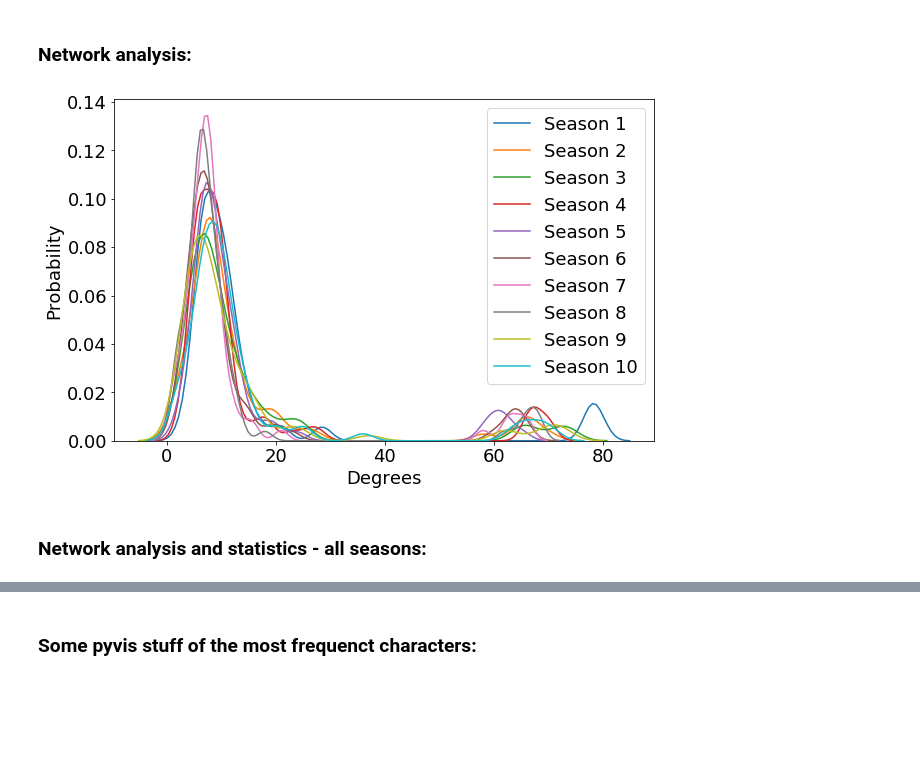
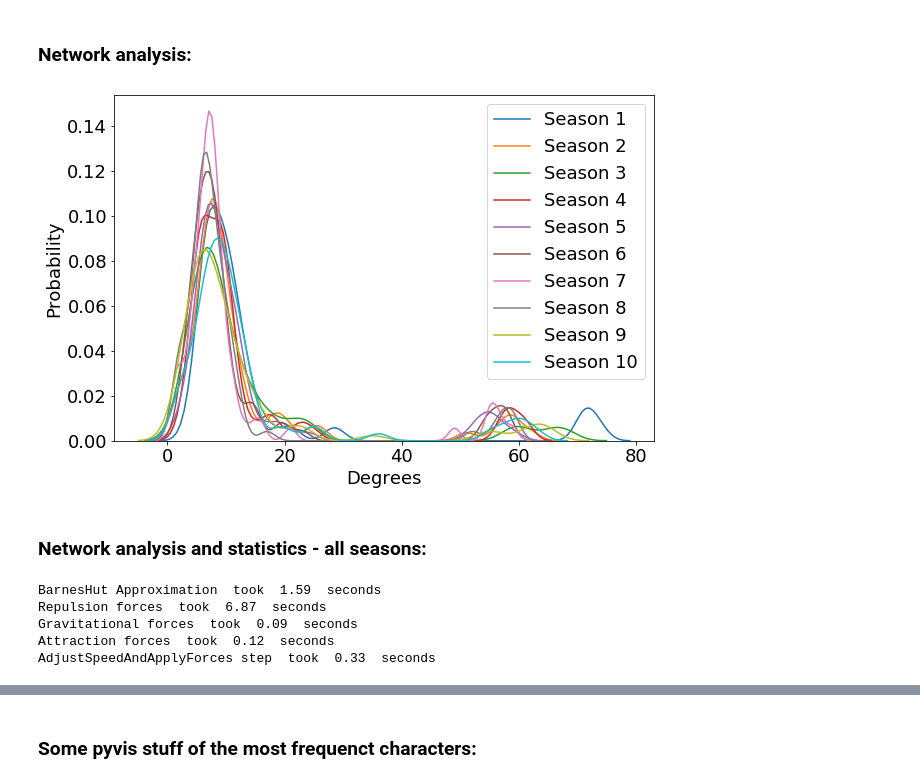
Before and after one commit to LunaHub/Friends_social_data_analysis_2019, a Jupyter notebook: Jupyter_notebook/Network_analysis.ipynb, the cells around one changed output, grey strips where cells are left out. Drawn from its saved outputs; the diff is of its cells as text; code cells hidden in the pictures; blank space fills up the shorter version.

```diff
--- a/Jupyter_notebook/Network_analysis.ipynb
+++ b/Jupyter_notebook/Network_analysis.ipynb
@@ -41,7 +41,7 @@ seasons.append(l[204:227])
 seasons.append(l[0:9]+l[10:18])
 # %%
 ali = ['mon','mnca', 'chanlers', 'chan', 'joe', 'rach', 'phoebs','pheebs']
-name = ['monica','monica','chanler','chanlder','joey','rachel','phoebe','phoebe']
+name = ['monica','monica','chandler','chandler','joey','rachel','phoebe','phoebe']
 alias_dict = dict(zip(ali,name))
 # %% [markdown]
 ### Network analysis:
@@ -63,6 +63,13 @@ forceatlas2 = ForceAtlas2(
 
                         # Log
                         verbose=False)
+# %%
+# Possible egdes between main characters:
+main_links = []
+char = ['monica','chandler','ross','rachel','phoebe','joey']
+for c1 in char:
+    for c2 in char:
+        if c1!=c2: main_links.append((c1,c2))
 # %%
 Nodes = {}
 N_edges = {}
@@ -96,18 +103,19 @@ for s in list(range(1,len(seasons))) + [0]: #Loop end with network "0", ie. all
 
                 if node1 in all_Names:
                     #add edges:
-                    if G.has_edge(node1, node2):
-                        w = G[node1][node2]['weight']
-                        G.add_edge(node1, node2, weight = w + 1)
-                    else:
-                        G.add_edge(node1, node2, weight = 1)
+                    if (node1, node2) not in main_links:
+                        if G.has_edge(node1, node2):
+                            w = G[node1][node2]['weight']
+                            G.add_edge(node1, node2, weight = w + 1)
+                        else:
+                            G.add_edge(node1, node2, weight = 1)
         G.remove_edges_from(G.selfloop_edges())
 
     Nodes[s] = list(G.nodes())
     N_nodes[s] = G.number_of_nodes()
     N_edges[s] = G.number_of_edges()
     N_degrees[s] = list(G.degree(['rachel','ross','chandler','monica','joey','phoebe']))
-    N_bi_char[s] = sorted(list(G.degree()), key = lambda x: x[1], reverse = True)[6:9]
+    N_bi_char[s] = sorted(list(G.degree()), key = lambda x: x[1], reverse = True)[6:16]
 
     if plot and s>0:
         positions = forceatlas2.forceatlas2_networkx_layout(G, pos=None, iterations=2000)
@@ -119,53 +127,59 @@ for s in list(range(1,len(seasons))) + [0]: #Loop end with network "0", ie. all
         D = [list(G.degree)[i][1] for i in range(len(G))]
         node_size = [i/(1/max(D)) for i in D]
 
         W = list(nx.get_edge_attributes(G,'weight').values())
         edge_size = [i*(15/max(W))+0.5 for i in W]
 
         labels = dict(zip(list(G.nodes()),list(G.nodes())))
 
         plt.figure(figsize=[15,10])
 
         nx.draw_networkx_nodes(G, positions, node_color = list(colors.values()), node_size=node_size, with_labels=True, alpha=0.7)
         edges = nx.draw_networkx_edges(G, positions, width = edge_size, edge_color='black', alpha=.7)
         nx.draw_networkx_labels(G, positions, labels ,font_size=20)
 
         plt.title('Season '+str(s), fontsize = 32)
         plt.axis('off')
         plt.tight_layout()
 
         plt.savefig('../figures/S'+str(s)+'network.png')
     elif s>0:
         plt.rcParams.update({'font.size': 18})
         sns.kdeplot(list(dict(G.degree()).values()), label = 'Season ' + str(s))
 
 if not plot:
     plt.xlabel('Degrees')
     plt.ylabel('Probability')
     plt.legend(loc = 'upper right')
     plt.tight_layout()
     plt.savefig('../figures/Degree_dist.png')
 # %% [output]
-[figure, old version]
+[figure, new version]
 # %% [markdown]
 ### Network analysis and statistics - all seasons:
 # %%
-forceatlas2 = ForceAtlas2(
-                        # Behavior alternatives
-                        outboundAttractionDistribution=True,  # Dissuade hubs
-                        edgeWeightInfluence=0.8,
-                        # Performance
-                        jitterTolerance=0.0001,  # Tolerance
-                        barnesHutOptimize=True,
-                        barnesHutTheta=1.2,
-                        # Tuning
-                        scalingRatio=0.001,
-                        strongGravityMode=False,
-                        gravity=0.001,
-                        # Log
-                        verbose=False
-)
+forceatlas2 = ForceAtlas2()
+#                         # Behavior alternatives
+#                         outboundAttractionDistribution=True,  # Dissuade hubs
+#                         edgeWeightInfluence=0.8,
+#                         # Performance
+#                         jitterTolerance=0.0001,  # Tolerance
+#                         barnesHutOptimize=True,
+#                         barnesHutTheta=1.2,
+#                         # Tuning
+#                         scalingRatio=0.001,
+#                         strongGravityMode=False,
+#                         gravity=0.001,
+#                         # Log
+#                         verbose=False
+# )
 positions = forceatlas2.forceatlas2_networkx_layout(G, pos=None, iterations=2000)
+# %% [output]
+BarnesHut Approximation  took  1.59  seconds
+Repulsion forces  took  6.87  seconds
+Gravitational forces  took  0.09  seconds
+Attraction forces  took  0.12  seconds
+AdjustSpeedAndApplyForces step  took  0.33  seconds
 # %%
 plt.figure(figsize=[15,10])
 
```
Also changed, not shown: parts of 11 cells of this notebook, 24 other files.
